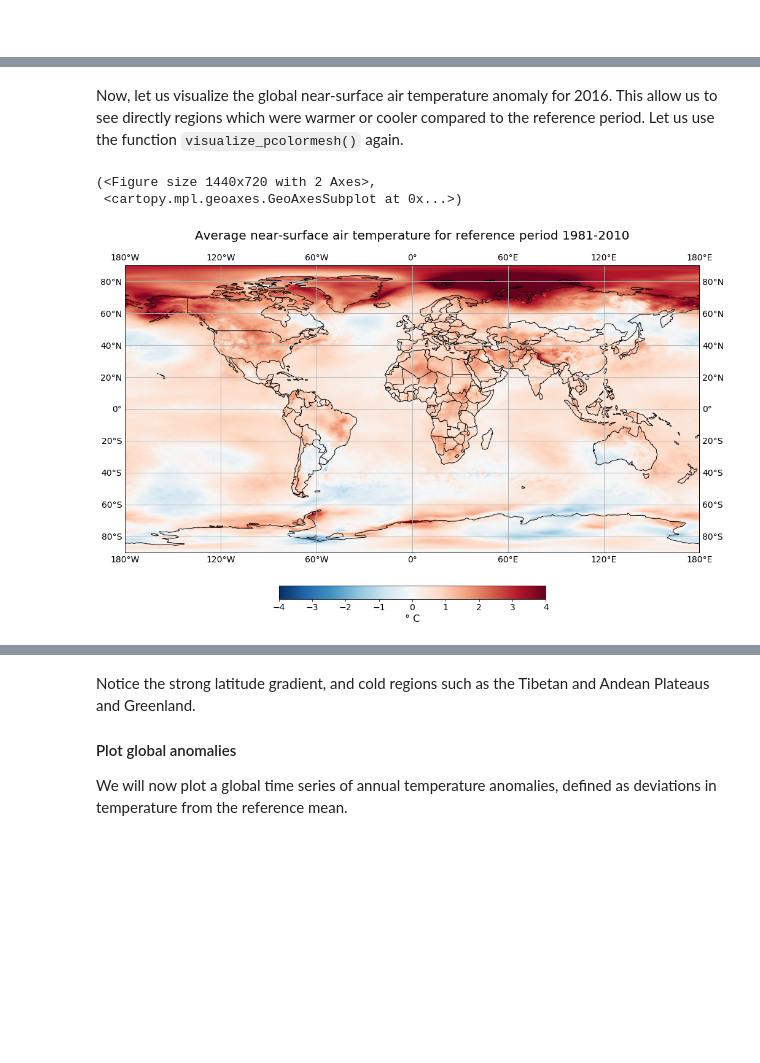
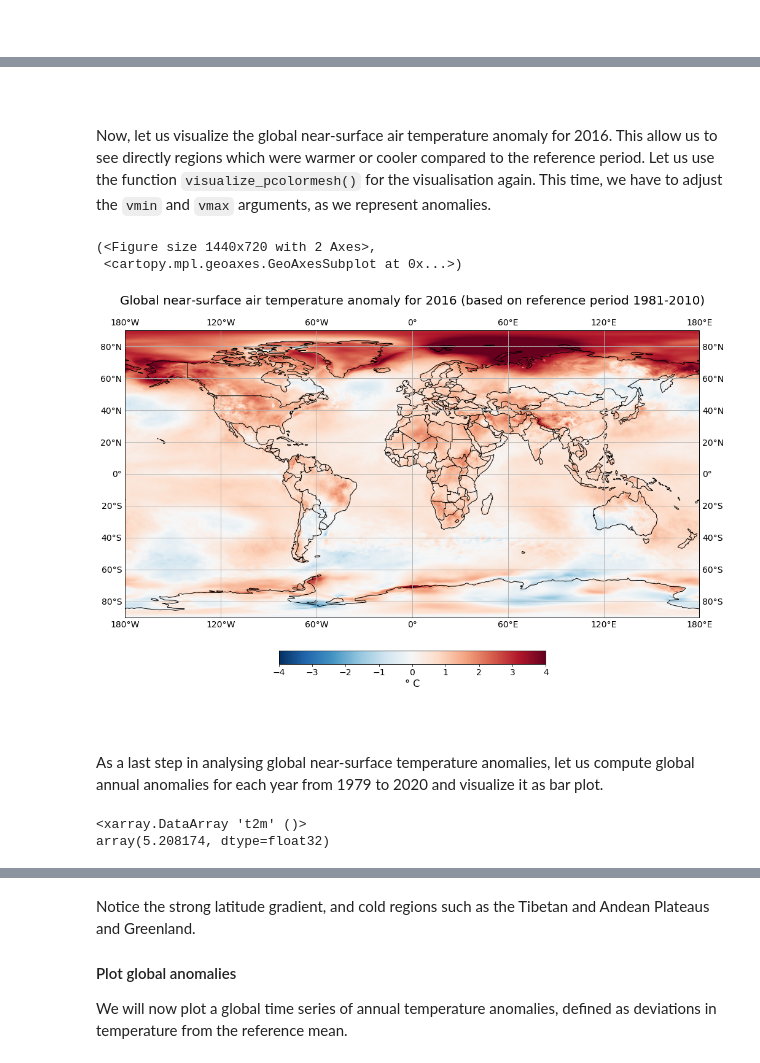
Before and after one commit to tessac2/copernicus-training, a Jupyter notebook: 111_c3s_climatologies_trends.ipynb, the cells around one changed output, grey strips where cells are left out. Saved outputs shown, nothing was run; the diff lists cells and outputs as text; code cells hidden in the pictures; blank space fills up the shorter version.

```diff
--- a/111_c3s_climatologies_trends.ipynb
+++ b/111_c3s_climatologies_trends.ipynb
@@ -494,0 +497,4 @@ Coordinates:
+# %%
+era5_t2m_anomaly_2016 = era5_t2m_anomaly_2016.assign_attrs(era5_t2m_ref_mean.attrs)
+era5_t2m_anomaly_2016.attrs['long_name'] = 'Global near-surface air temperature anomaly for 2016 (based on reference period 1981-2010)'
+era5_t2m_anomaly_2016
@@ -495,16 +518,29 @@ Coordinates:
+# %% [markdown]
+<br>
 # %% [markdown]
-Now, let us visualize the global near-surface air temperature anomaly for 2016. This allow us to see directly regions which were warmer or cooler compared to the reference period. Let us use the function `visualize_pcolormesh()` again.
+Now, let us visualize the global near-surface air temperature anomaly for 2016. This allow us to see directly regions which were warmer or cooler compared to the reference period. Let us use the function `visualize_pcolormesh()` for the visualisation again. This time, we have to adjust the `vmin` and `vmax` arguments, as we represent anomalies.
 # %%
 visualize_pcolormesh(data_array = era5_t2m_anomaly_2016,
                     longitude = era5_t2m_anomaly_2016.longitude,
                     latitude = era5_t2m_anomaly_2016.latitude,
                     projection = ccrs.PlateCarree(),
                     color_scale = 'RdBu_r',
-                    unit = era5_t2m_ref_mean.units,
-                    long_name = era5_t2m_ref_mean.long_name + '\n',
+                    unit = era5_t2m_anomaly_2016.units,
+                    long_name = era5_t2m_anomaly_2016.long_name + '\n',
                     vmin = -4,
                     vmax = 4)
 # %% [output]
 (<Figure size 1440x720 with 2 Axes>,
  <cartopy.mpl.geoaxes.GeoAxesSubplot at 0x...>)
-[figure, old version]
+[figure, new version]
+# %% [markdown]
+<br>
+# %% [markdown]
+As a last step in analysing global near-surface temperature anomalies, let us compute global annual anomalies for each year from 1979 to 2020 and visualize it as bar plot.
+# %%
+# global mean for reference period
+t2m_ref_global = era5_t2m_ref_mean.mean(["longitude", "latitude"])
+t2m_ref_global
+# %% [output]
+<xarray.DataArray 't2m' ()>
+array(5.208174, dtype=float32)
```
Also changed, not shown: parts of 14 cells of this notebook.
